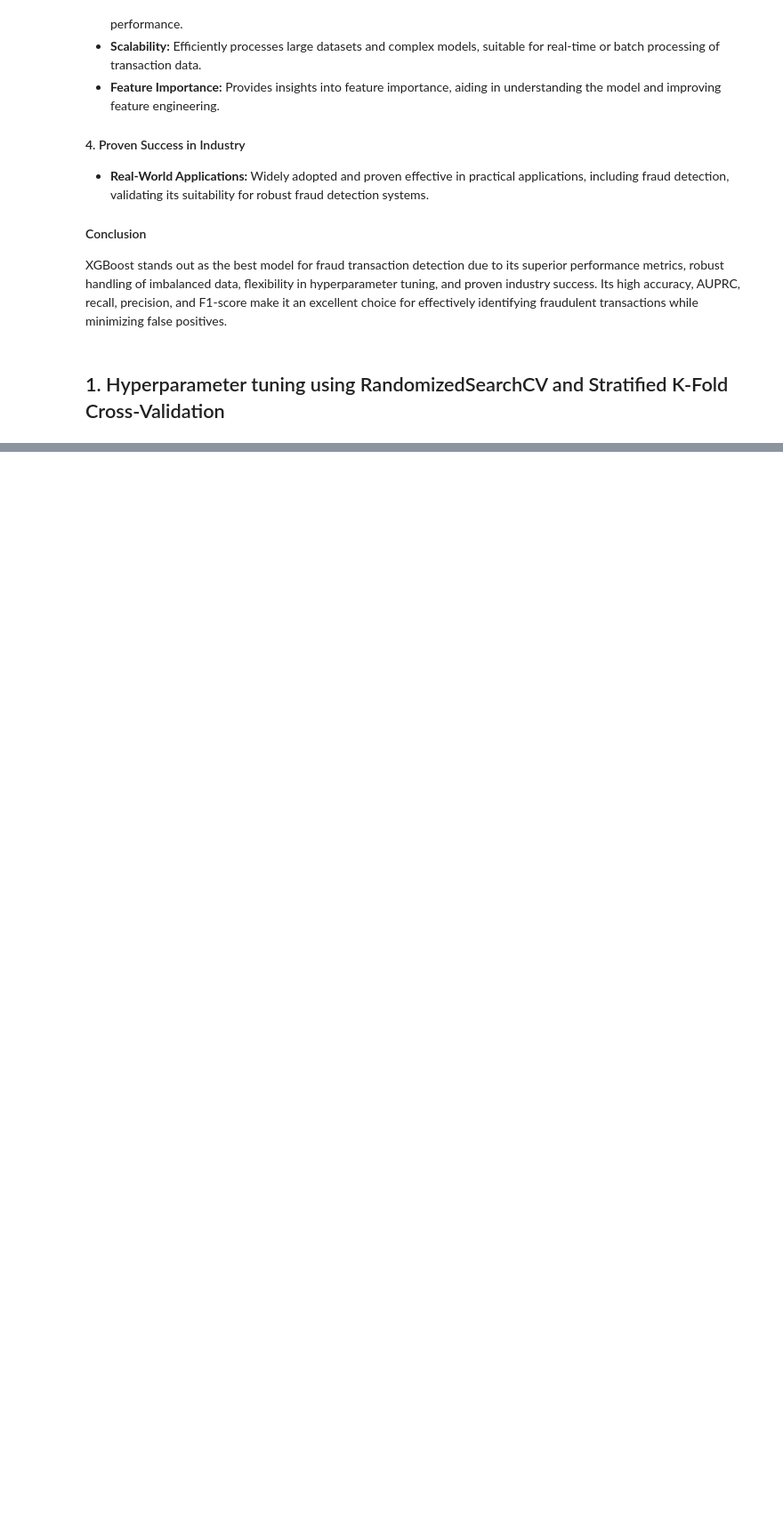
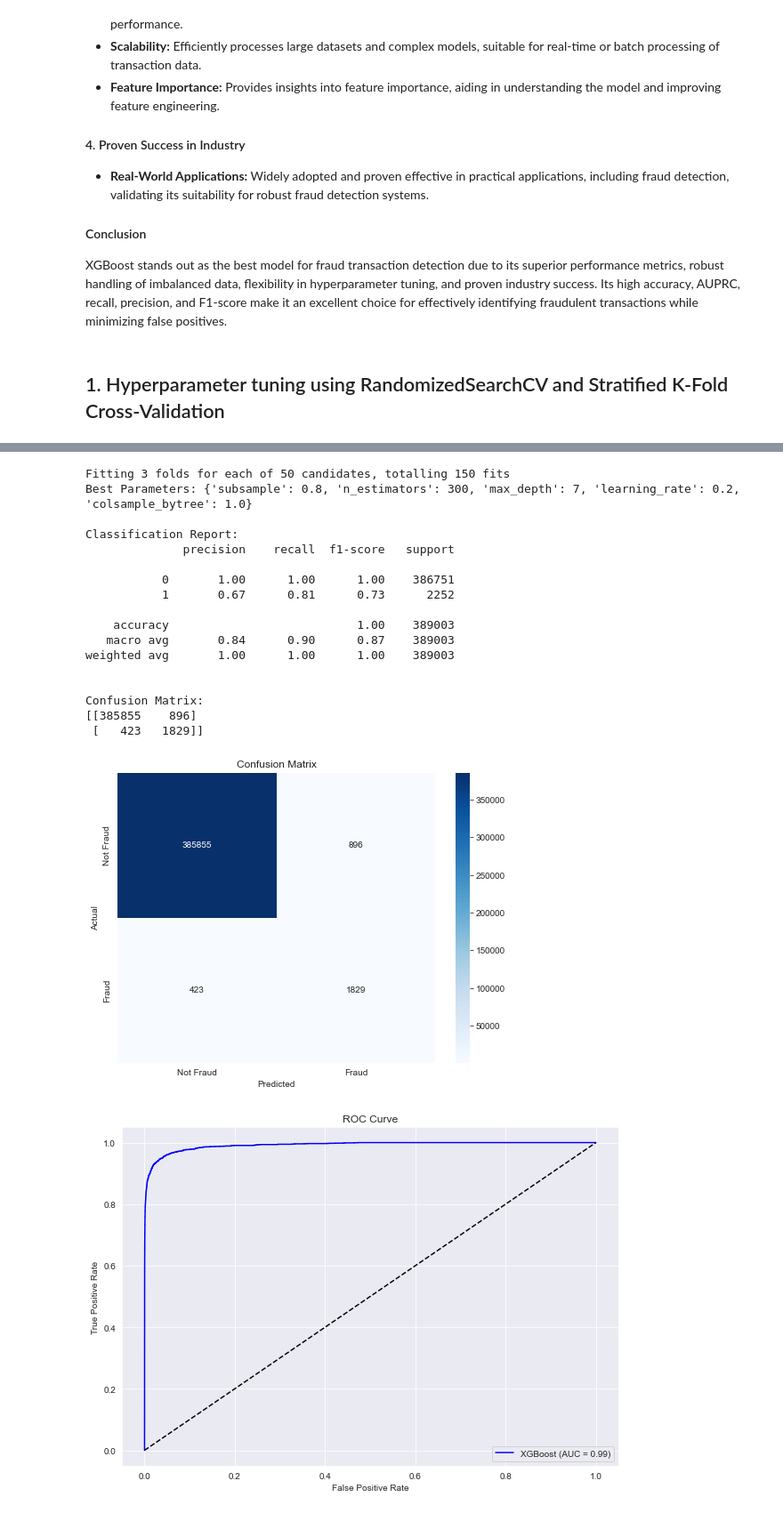
Before and after one commit to SSIN0045/TechnologyInnovationProject, a Jupyter notebook: machine_learning_model.ipynb, the cells around one changed output, grey strips where cells are left out. Shown at 89% size. Saved outputs shown, nothing was run; the diff lists cells and outputs as text; code cells hidden in the pictures; blank space fills up the shorter version.

```diff
--- a/machine_learning_model.ipynb
+++ b/machine_learning_model.ipynb
@@ -31,2 +29,2 @@ from imblearn.pipeline import Pipeline
 # %%
-df = pd.read_csv()
+df = pd.read_csv("/Users/nglongvu1002/Desktop/dataset/fraudTrain.csv")
@@ -1477,0 +1470,17 @@ plt.show()
+# %%
+from imblearn.over_sampling import SMOTE
+from xgboost import XGBClassifier
+from sklearn.metrics import classification_report, confusion_matrix, precision_recall_curve, auc
+
+# Calculate scale_pos_weight based on the original y_train distribution
+scale_pos_weight = y_train.value_counts()[0] / y_train.value_counts()[1]
+
+# Initialize SMOTE
+smote = SMOTE(random_state=42)
+
+# Fit SMOTE and resample the data
+X_train_balanced, y_train_balanced = smote.fit_resample(X_train, y_train)
+
+# Check the distribution in the balanced dataset
+print("Value counts in y_train_balanced after SMOTE:")
+print(y_train_balanced.value_counts())
@@ -1526,19 +1595,18 @@ print(confusion_matrix(y_test, y_pred_xgb_resampled))
 # %%
-param_grid = {
-    'n_estimators': [100, 200, 300],
-    'learning_rate': [0.01, 0.1, 0.2],
-    'max_depth': [3, 6, 9],
-    'min_child_weight': [1, 5, 10],
-    'subsample': [0.8, 1.0],
-    'colsample_bytree': [0.8, 1.0],
-    'gamma': [0, 1, 5],
-    'scale_pos_weight': [1, 5, 10]
-
 # Initialize the XGBoost classifier
 xgb_classifier = XGBClassifier(random_state=42)
 
 # Stratified K-Fold Cross-Validation to ensure balanced class distribution
 cv = StratifiedKFold(n_splits=3, shuffle=True, random_state=42)
+
+# Define the parameter grid for Randomized Search
+param_grid = {
+    'n_estimators': [100, 200, 300],
+    'max_depth': [3, 5, 7],
+    'learning_rate': [0.01, 0.1, 0.2],
+    'subsample': [0.8, 1.0],
+    'colsample_bytree': [0.8, 1.0]
+}
 
 # Perform Randomized Search with Cross-Validation on the resampled data
 random_search = RandomizedSearchCV(
@@ -1551,8 +1619,8 @@ random_search = RandomizedSearchCV(
     random_state=42
 )
 
-# Fit the model with the resampled training data
-random_search.fit(X_train_resampled, y_train_resampled)
+# Fit the model with the balanced training data
+random_search.fit(X_train_balanced, y_train_balanced)
 
 # Print the best parameters found
 print("Best Parameters:", random_search.best_params_)
@@ -1561,34 +1629,55 @@ print("Best Parameters:", random_search.best_params_)
 best_xgb = random_search.best_estimator_
 
 # Predict on the test set
-y_pred = best_xgb.predict(X_test_scaled)
+y_pred = best_xgb.predict(X_test)
 
 # Print the classification report
 print("\nClassification Report:")
 print(classification_report(y_test, y_pred))
 
 # Calculate and print the confusion matrix
 conf_matrix = confusion_matrix(y_test, y_pred)
 print("\nConfusion Matrix:")
 print(conf_matrix)
 
 # Plot confusion matrix
-sns.heatmap(conf_matrix, annot=True, fmt='d', cmap='Blues')
+plt.figure(figsize=(8, 6))
+sns.heatmap(conf_matrix, annot=True, fmt='d', cmap='Blues', xticklabels=['Not Fraud', 'Fraud'], yticklabels=['Not Fraud', 'Fraud'])
 plt.title('Confusion Matrix')
 plt.xlabel('Predicted')
 plt.ylabel('Actual')
 plt.show()
 
 # Plot ROC curve
-y_pred_prob = best_xgb.predict_proba(X_test_scaled)[:, 1]
+y_pred_prob = best_xgb.predict_proba(X_test)[:, 1]
 fpr, tpr, thresholds = roc_curve(y_test, y_pred_prob)
 roc_auc = roc_auc_score(y_test, y_pred_prob)
 
 plt.figure(figsize=(10, 7))
 plt.plot(fpr, tpr, label=f'XGBoost (AUC = {roc_auc:.2f})', color='blue')
 plt.plot([0, 1], [0, 1], 'k--')
 plt.xlabel('False Positive Rate')
-plt.ylabel('True Positive Rate')ß
+plt.ylabel('True Positive Rate')
 plt.title('ROC Curve')
 plt.legend(loc='lower right')
 plt.show()
+# %% [output]
+Fitting 3 folds for each of 50 candidates, totalling 150 fits
+Best Parameters: {'subsample': 0.8, 'n_estimators': 300, 'max_depth': 7, 'learning_rate': 0.2, 'colsample_bytree': 1.0}
+
+Classification Report:
+              precision    recall  f1-score   support
+
+           0       1.00      1.00      1.00    386751
+           1       0.67      0.81      0.73      2252
+
+    accuracy                           1.00    389003
+   macro avg       0.84      0.90      0.87    389003
+weighted avg       1.00      1.00      1.00    389003
+
+
+Confusion Matrix:
+[[385855    896]
+ [   423   1829]]
+[figure, added]
+[figure, added]
```
Also changed, not shown: parts of 25 cells of this notebook, 10 other files.
